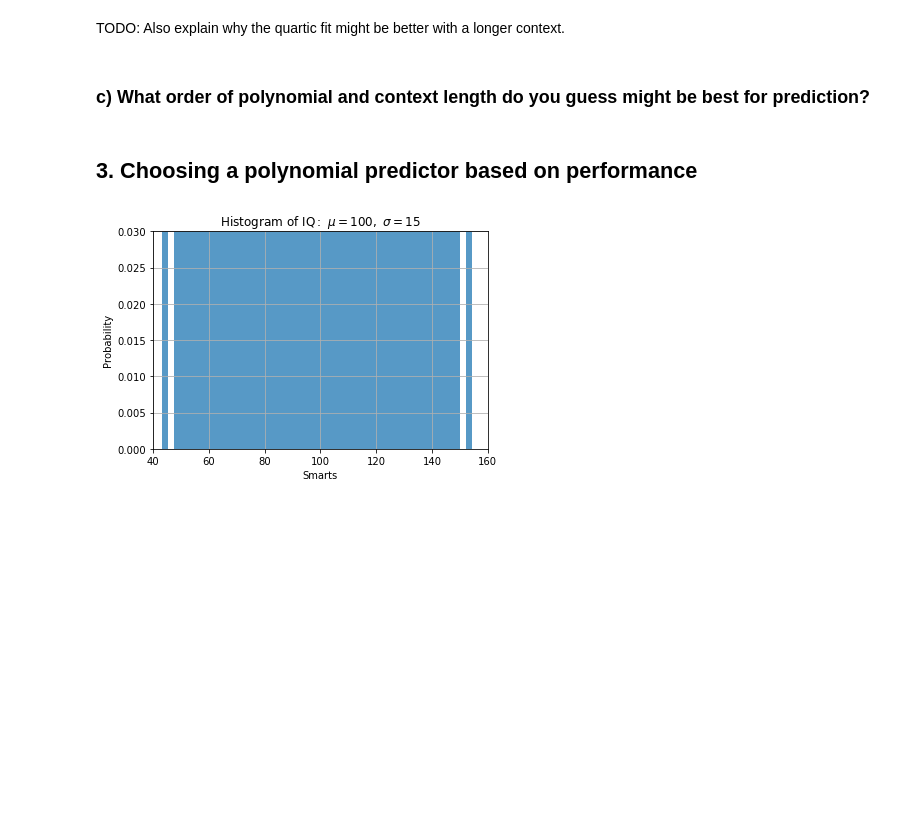
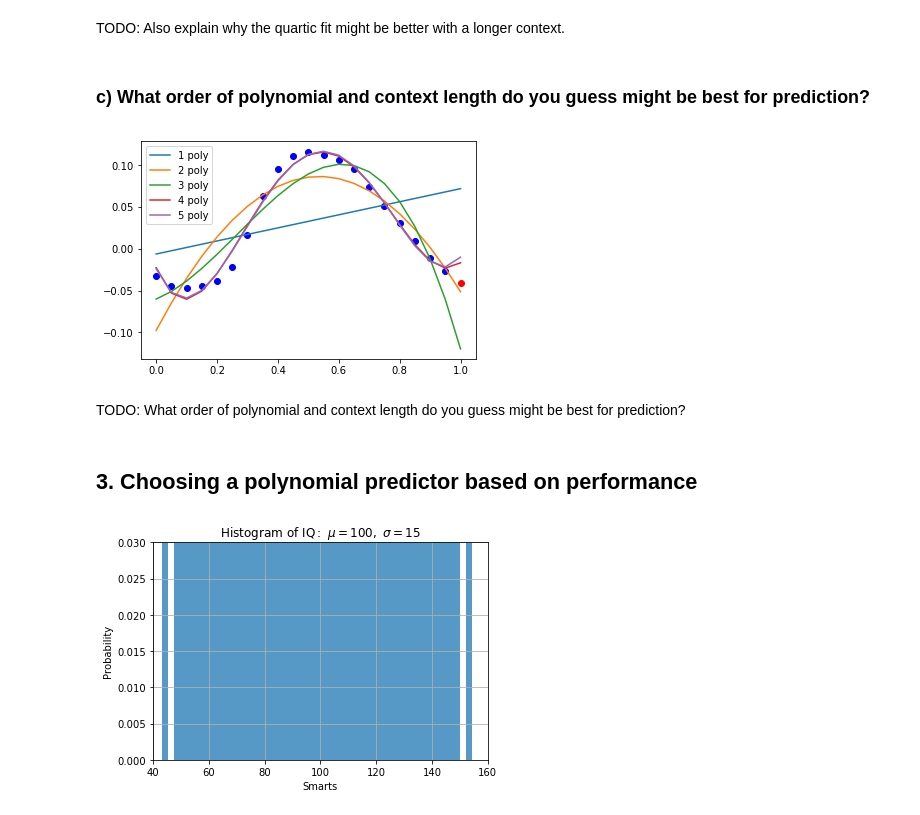
Before and after one commit to shengsli/mlpr, a Jupyter notebook: cw.ipynb, the cells around one changed output. Saved outputs shown, nothing was run; the diff lists cells and outputs as text; code cells hidden in the pictures; blank space fills up the shorter version.

```diff
--- a/cw.ipynb
+++ b/cw.ipynb
@@ -115,6 +115,36 @@ TODO: Explain why the linear fit might be better if we use only the most recent
 TODO: Also explain why the quartic fit might be better with a longer context.
 # %% [markdown]
 ### c) What order of polynomial and context length do you guess might be best for prediction?
+# %%
+def phi_1(X):
+    return np.concatenate([np.ones((X.shape[0],1)), X], axis=1)
+def phi_2(X):
+    return np.concatenate([np.ones((X.shape[0],1)),X, X**2], axis=1)
+def phi_3(X):
+    return np.concatenate([np.ones((X.shape[0],1)),X, X**2, X**3], axis=1)
+def phi_4(X):
+    return np.concatenate([np.ones((X.shape[0],1)),X, X**2, X**3, X**4], axis=1)
+def phi_5(X):
+    return np.concatenate([np.ones((X.shape[0],1)),X, X**2, X**3, X**4, X**5], axis=1)
+polyfuns = [phi_1, phi_2, phi_3, phi_4, phi_5]
+
+X = X_shuf_train[0,:]
+tt = np.arange(0,1,0.05)[:,None]
+plt.plot(t,x,'bo')
+plt.plot(1,y_shuf_train[0],'ro')
+
+t_grid = np.arange(0, 1.05, 0.05)[:,None]
+for funIdx in range(len(polyfuns)):
+    ww = np.linalg.lstsq(polyfuns[funIdx](tt), X, rcond=-1)[0]
+    # print(funIdx+1, "order poly, weights are", ww)
+    f_grid = np.dot(polyfuns[funIdx](t_grid), ww)
+    plt.plot(t_grid, f_grid, label=str(funIdx+1)+" poly")
+plt.legend(loc='upper left')
+plt.show()
+# %% [output]
+[figure, added]
+# %% [markdown]
+TODO: What order of polynomial and context length do you guess might be best for prediction?
 # %% [markdown]
 ## 3. Choosing a polynomial predictor based on performance
 # %%
```
